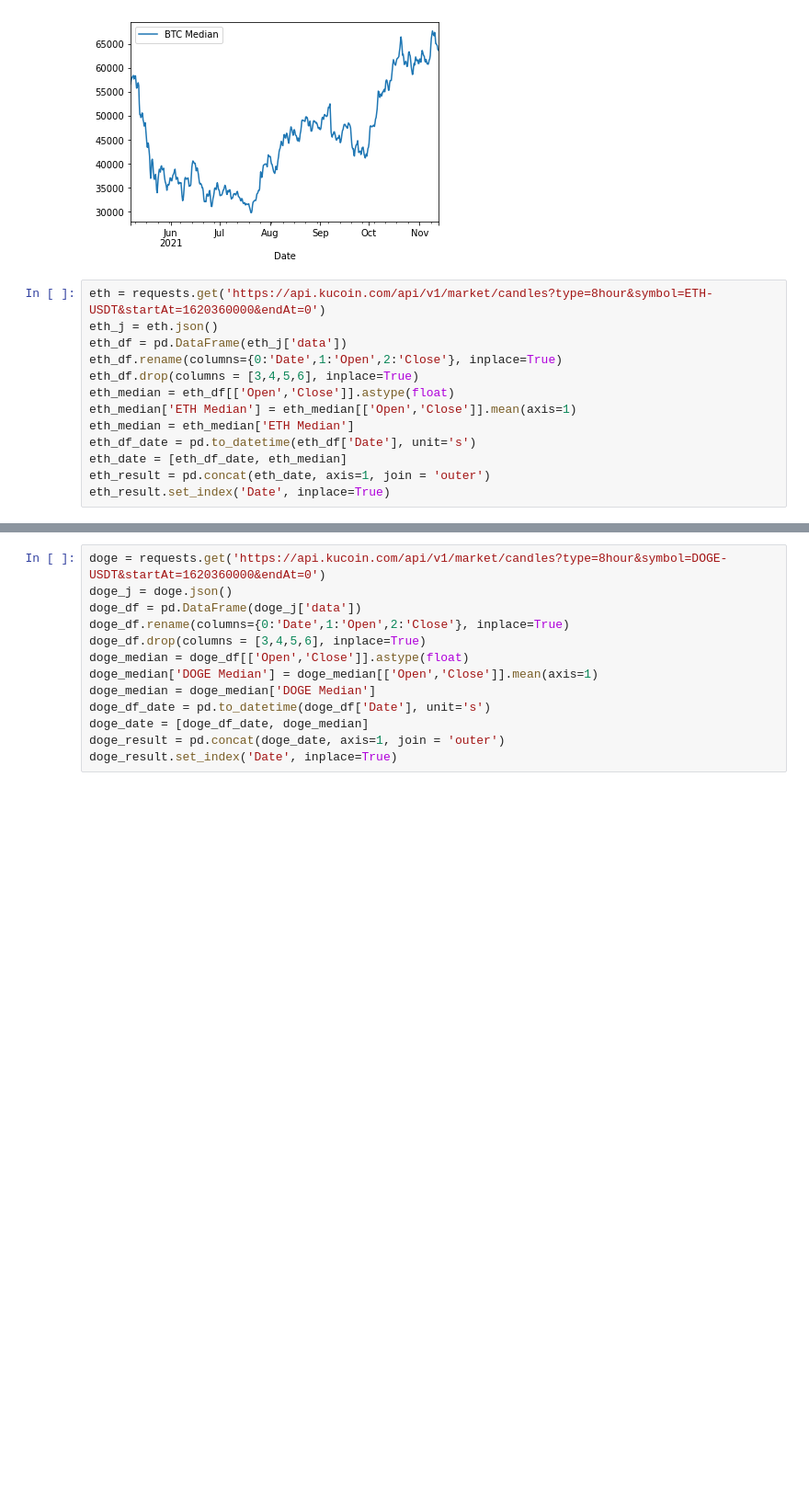
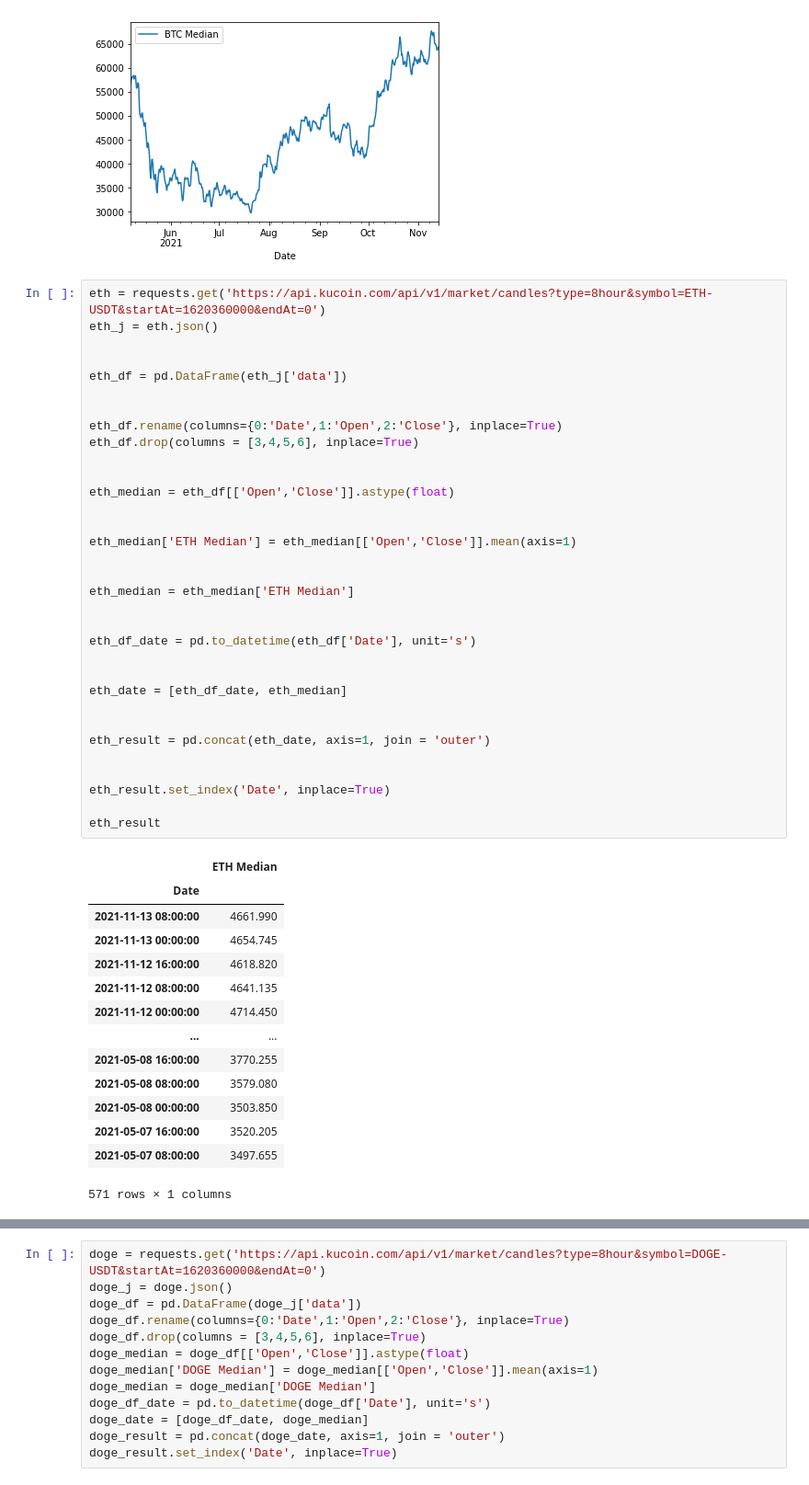
Before and after one commit to tjmcdowelldotcom/PennGroupProject1, a Jupyter notebook: penngroupprojectTJ.ipynb, the cells around one changed output, grey strips where cells are left out. Shown: that part at 92% size. Drawn from its saved outputs; the diff is of its cells as text; blank space fills up the shorter version.

```diff
--- a/penngroupprojectTJ.ipynb
+++ b/penngroupprojectTJ.ipynb
@@ -54,14 +72,49 @@ btc_plot.plot();
 # %%
 eth = requests.get('https://api.kucoin.com/api/v1/market/candles?type=8hour&symbol=ETH-USDT&startAt=1620360000&endAt=0')
 eth_j = eth.json()
+
+
 eth_df = pd.DataFrame(eth_j['data'])
+
+
 eth_df.rename(columns={0:'Date',1:'Open',2:'Close'}, inplace=True)
 eth_df.drop(columns = [3,4,5,6], inplace=True)
+
+
 eth_median = eth_df[['Open','Close']].astype(float)
+
+
 eth_median['ETH Median'] = eth_median[['Open','Close']].mean(axis=1)
+
+
 eth_median = eth_median['ETH Median']
+
+
 eth_df_date = pd.to_datetime(eth_df['Date'], unit='s')
+
+
 eth_date = [eth_df_date, eth_median]
+
+
 eth_result = pd.concat(eth_date, axis=1, join = 'outer')
+
+
 eth_result.set_index('Date', inplace=True)
+
+eth_result
+# %% [output]
+|  | ETH Median |
+| Date |  |
+| 2021-11-13 08:00:00 | 4661.990 |
+| 2021-11-13 00:00:00 | 4654.745 |
+| 2021-11-12 16:00:00 | 4618.820 |
+| 2021-11-12 08:00:00 | 4641.135 |
+| 2021-11-12 00:00:00 | 4714.450 |
+| ... | ... |
+| 2021-05-08 16:00:00 | 3770.255 |
+| 2021-05-08 08:00:00 | 3579.080 |
+| 2021-05-08 00:00:00 | 3503.850 |
+| 2021-05-07 16:00:00 | 3520.205 |
+| 2021-05-07 08:00:00 | 3497.655 |
+571 rows × 1 columns
 # %%
```
Also changed, not shown: parts of 13 cells of this notebook.
